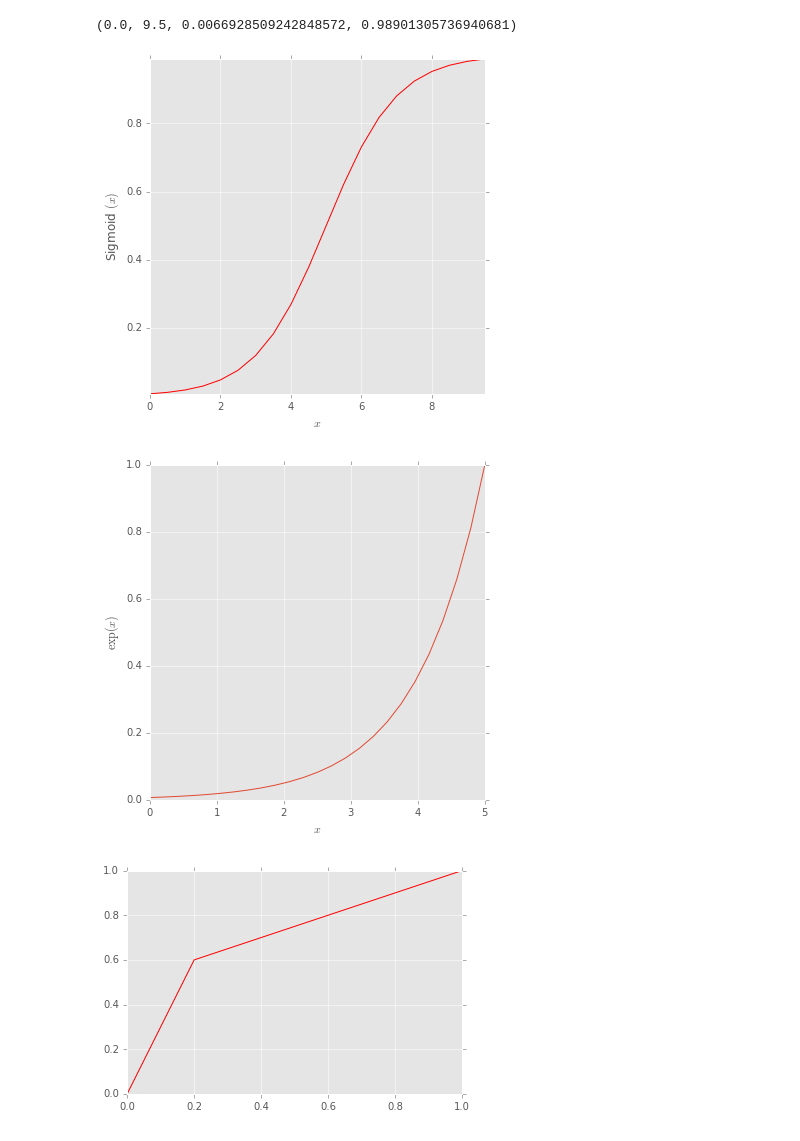
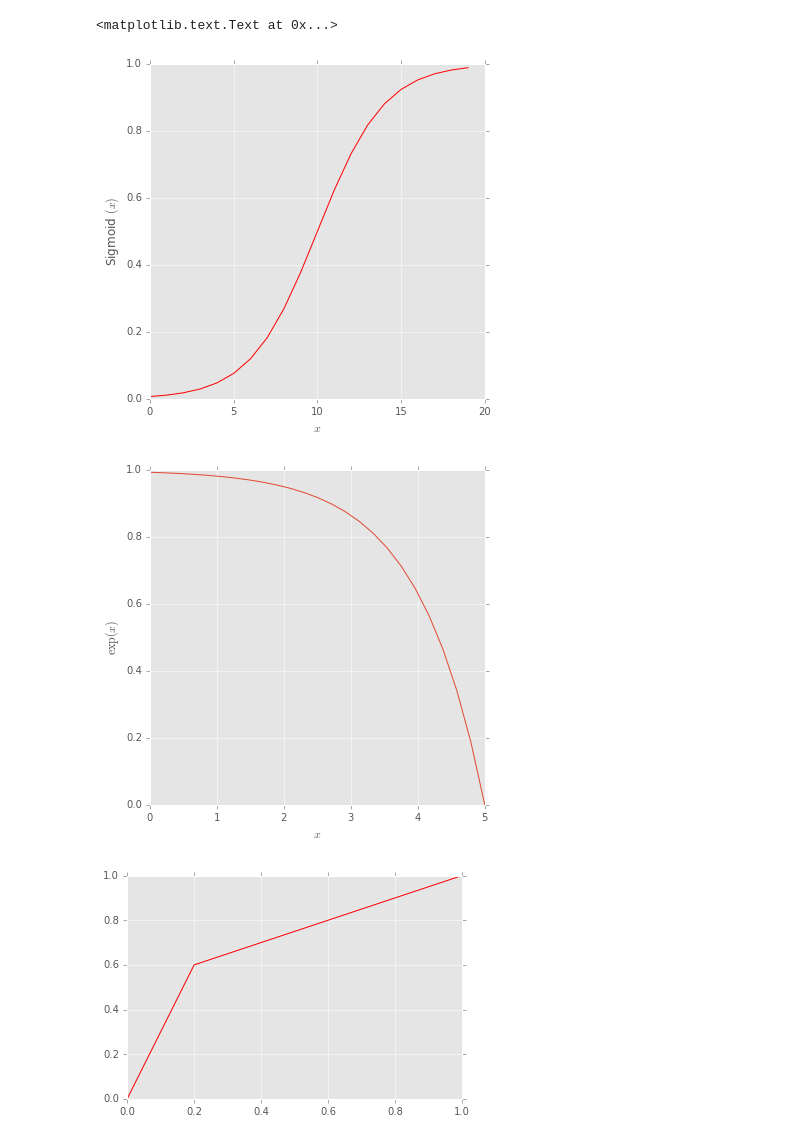
Before and after one commit to dmryer/Python, a Jupyter notebook: Value Functions.ipynb, the cells around one changed output. Drawn from its saved outputs; the diff is of its cells as text; code cells hidden in the pictures.

Commit message:
end of day update
incorporates s-curve (sigmoid), simple curve (exponential) and piece-wise linear

```diff
--- a/Value Functions.ipynb
+++ b/Value Functions.ipynb
@@ -1,43 +1,44 @@
 # %%
 # Plot Sigmoid Function
 # The logistic function looks like an elongated S
-# Reference: http://hamelg.blogspot.com/2015/11/
-# Can also consder  generalised logistic function originally developed for growth modelling
+# Also consider generalised logistic function
 
 %matplotlib inline
 
 import numpy as np
 import pandas as pd
 import matplotlib
 import matplotlib.pyplot as plt
 import scipy.stats as stats
+
 matplotlib.style.use('ggplot')
 
 ####################
 # Input Values Here:
-xmin = -5
-xmax = 5
-incr = 0.5
-offset = 5
-flip = 1                     # Flip = -1 to reverse direction
+scale = 2
+offset = 10
+flip = 0                     # Flip = 1 to reverse curve
 ###################
 
 # Define the Sigmoid Function
 def sigmoid(t):
-    return flip*(1/(1 + np.e**(-t)))
+    return (1/(1 + np.e**(-t)))
 
-plot_range = np.arange(xmin, xmax, incr)
+plot_range = np.arange(-5, 5, 0.5)
 y_values = sigmoid(plot_range)
 
 # Plot curve
 plt.figure(figsize=(6,6))
-plt.plot(plot_range + offset, y_values, color="red")
+if flip == 0:
+    plt.plot((plot_range*scale)+offset, y_values, color="red")
+else:
+    plt.plot((plot_range*scale)+offset, 1-y_values, color="red")
+
 plt.xlabel('$x$')
 plt.ylabel('Sigmoid $(x)$')
-plt.axis('tight')
 # %% [output]
-(0.0, 9.5, 0.0066928509242848572, 0.98901305736940681)
+<matplotlib.text.Text at 0x...>
-[figure, old version]
+[figure, new version]
 # %%
 # Plot Exponential Function
 
@@ -48,24 +49,26 @@ import matplotlib.pyplot as plt
 
 ####################
 # Input Values Here:
-xmin = -5
-xmax = 0
-offset = 5
-flip = 1                     # Flip = -1 to reverse direction
+offset = 0
+flip = 1                     # Flip = 1 to reverse curve
 ###################
 
 # Define the Exponential Function
-x = np.linspace(xmin, xmax, 25)
-y = flip*np.exp(x)
+x = np.linspace(-5, 0, 25)
+y = np.exp(x)
 
 # Plot curve
 plt.figure(figsize=(6,6))
-plt.plot(x + offset, y)
+if flip == 0:
+    plt.plot(x + 5 + offset, y)
+else:
+    plt.plot(x + 5 + offset, 1-y)
+
 plt.xlabel('$x$')
 plt.ylabel('$\exp(x)$')
 plt.show()
 # %% [output]
-[figure, old version]
+[figure, new version]
 # %%
 # Plot Piecewise Linear Function
 
```
Also changed, not shown: parts of 1 cell of this notebook.
